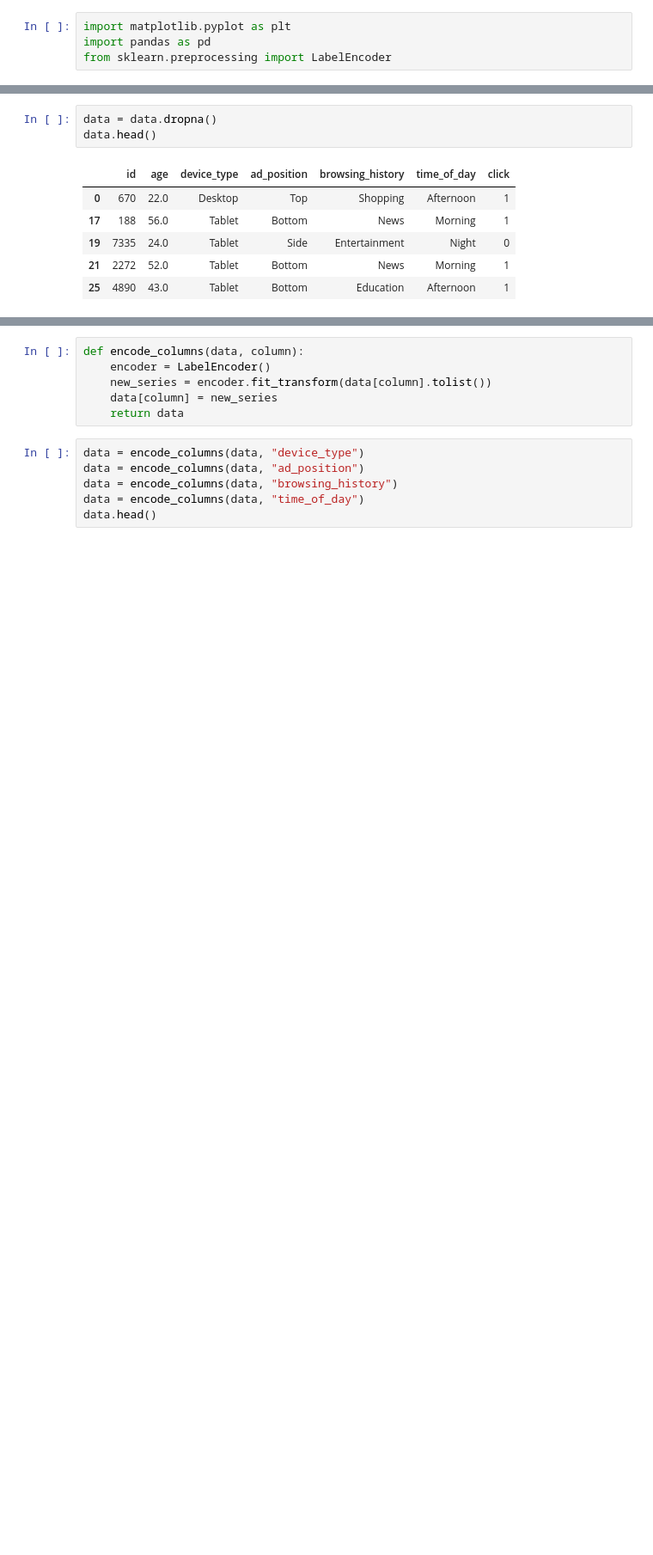
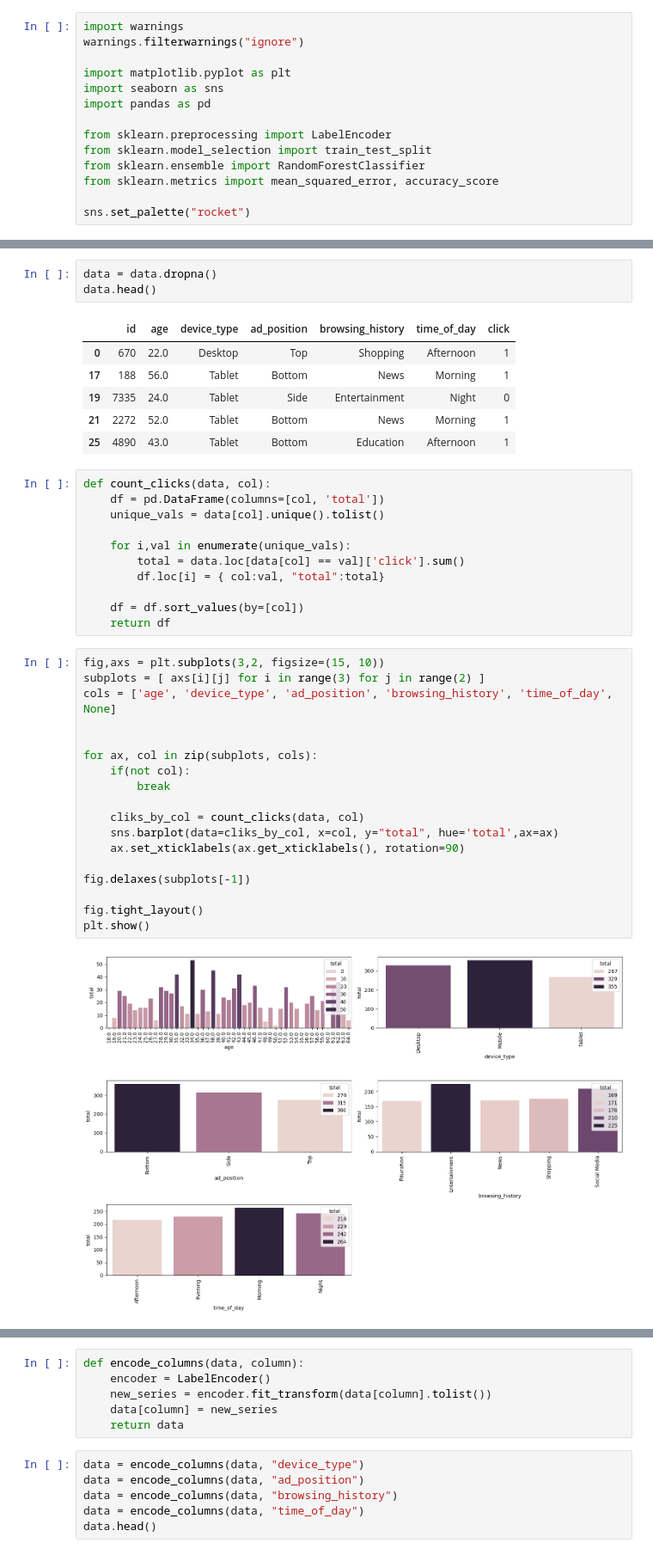
Before and after one commit to Dpbm/qml-course, a Jupyter notebook: qiskit/classification-example.ipynb, the cells around one changed output, grey strips where cells are left out. Shown at 86% size. Saved outputs shown, nothing was run; the diff lists cells and outputs as text; blank space fills up the shorter version.

```diff
--- a/qiskit/classification-example.ipynb
+++ b/qiskit/classification-example.ipynb
@@ -1,7 +1,17 @@
 # %%
+import warnings
+warnings.filterwarnings("ignore")
+
 import matplotlib.pyplot as plt
+import seaborn as sns
 import pandas as pd
+
 from sklearn.preprocessing import LabelEncoder
+from sklearn.model_selection import train_test_split
+from sklearn.ensemble import RandomForestClassifier
+from sklearn.metrics import mean_squared_error, accuracy_score
+
+sns.set_palette("rocket")
 # %%
 data = pd.read_csv("ad_click_dataset.csv")
 # %%
@@ -29,3 +39,34 @@ data.head()
 | 19 | 7335 | 24.0 | Tablet | Side | Entertainment | Night | 0 |
 | 21 | 2272 | 52.0 | Tablet | Bottom | News | Morning | 1 |
 | 25 | 4890 | 43.0 | Tablet | Bottom | Education | Afternoon | 1 |
+# %%
+def count_clicks(data, col):
+    df = pd.DataFrame(columns=[col, 'total'])
+    unique_vals = data[col].unique().tolist()
+
+    for i,val in enumerate(unique_vals):
+        total = data.loc[data[col] == val]['click'].sum()
+        df.loc[i] = { col:val, "total":total}
+
+    df = df.sort_values(by=[col])
+    return df
+# %%
+fig,axs = plt.subplots(3,2, figsize=(15, 10))
+subplots = [ axs[i][j] for i in range(3) for j in range(2) ]
+cols = ['age', 'device_type', 'ad_position', 'browsing_history', 'time_of_day', None]
+
+
+for ax, col in zip(subplots, cols):
+    if(not col):
+        break
+
+    cliks_by_col = count_clicks(data, col)
+    sns.barplot(data=cliks_by_col, x=col, y="total", hue='total',ax=ax)
+    ax.set_xticklabels(ax.get_xticklabels(), rotation=90)
+
+fig.delaxes(subplots[-1])
+
+fig.tight_layout()
+plt.show()
+# %% [output]
+[figure, added]
```
Also changed, not shown: parts of 9 cells of this notebook, 2 other files.
